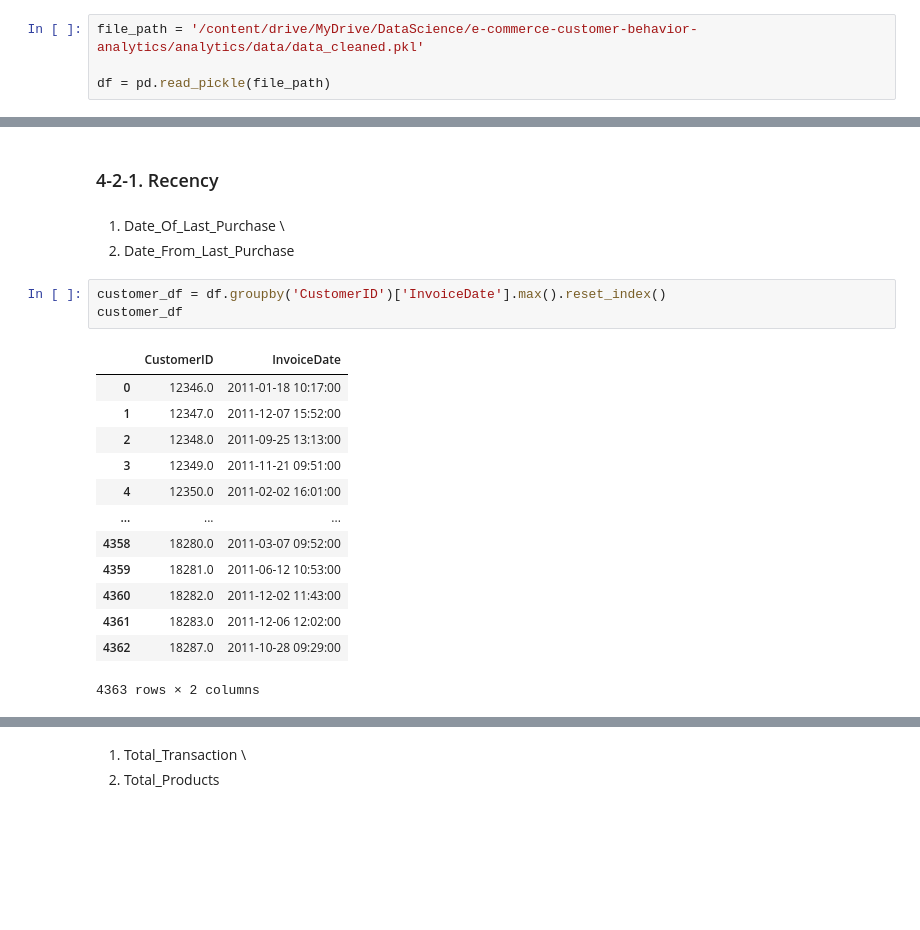
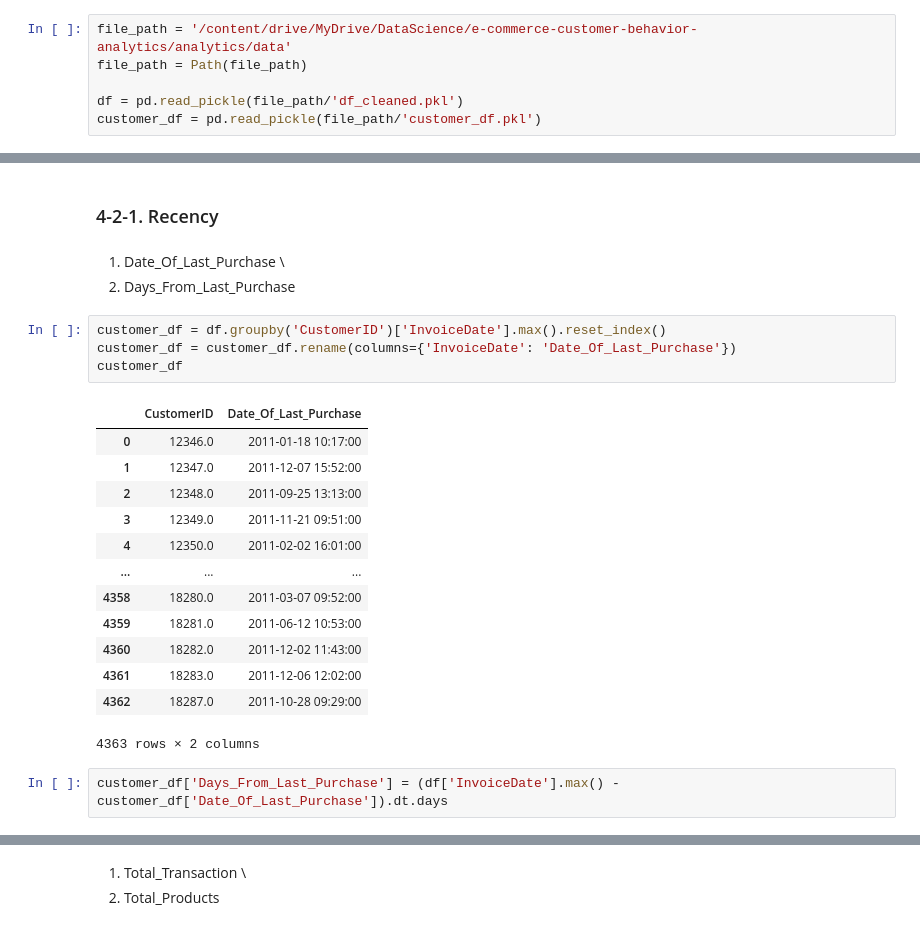
Before and after one commit to iamyunaseo/e-commerce-customer-behavior-analytics, a Jupyter notebook: e-commerce-customer-behavior-analytics.ipynb, the cells around one changed output, grey strips where cells are left out. Cells and saved outputs as stored; diff of their text form; blank space fills up the shorter version.

Commit message:
feature engineering - customer_df

```diff
--- a/e-commerce-customer-behavior-analytics.ipynb
+++ b/e-commerce-customer-behavior-analytics.ipynb
@@ -30,9 +32,11 @@ file_path = '/content/drive/MyDrive/DataScience/e-commerce-customer-behavior-ana
 
 df = pd.read_csv(file_path, encoding='ISO-8859-1')
 # %%
-file_path = '/content/drive/MyDrive/DataScience/e-commerce-customer-behavior-analytics/analytics/data/data_cleaned.pkl'
+file_path = '/content/drive/MyDrive/DataScience/e-commerce-customer-behavior-analytics/analytics/data'
+file_path = Path(file_path)
 
-df = pd.read_pickle(file_path)
+df = pd.read_pickle(file_path/'df_cleaned.pkl')
+customer_df = pd.read_pickle(file_path/'customer_df.pkl')
 # %% [markdown]
 #2. Data Exploring - Overview
 # %% [markdown]
@@ -678,12 +682,13 @@ df.head()
 # %% [markdown]
 1) Date_Of_Last_Purchase
 \
-2) Date_From_Last_Purchase
+2) Days_From_Last_Purchase
 # %%
 customer_df = df.groupby('CustomerID')['InvoiceDate'].max().reset_index()
+customer_df = customer_df.rename(columns={'InvoiceDate': 'Date_Of_Last_Purchase'})
 customer_df
 # %% [output]
-|  | CustomerID | InvoiceDate |
+|  | CustomerID | Date_Of_Last_Purchase |
 | 0 | 12346.0 | 2011-01-18 10:17:00 |
 | 1 | 12347.0 | 2011-12-07 15:52:00 |
 | 2 | 12348.0 | 2011-09-25 13:13:00 |
@@ -696,3 +701,5 @@ customer_df
 | 4361 | 18283.0 | 2011-12-06 12:02:00 |
 | 4362 | 18287.0 | 2011-10-28 09:29:00 |
 4363 rows × 2 columns
+# %%
+customer_df['Days_From_Last_Purchase'] = (df['InvoiceDate'].max() - customer_df['Date_Of_Last_Purchase']).dt.days
```
Also changed, not shown: parts of 6 cells of this notebook, 2 other files.
